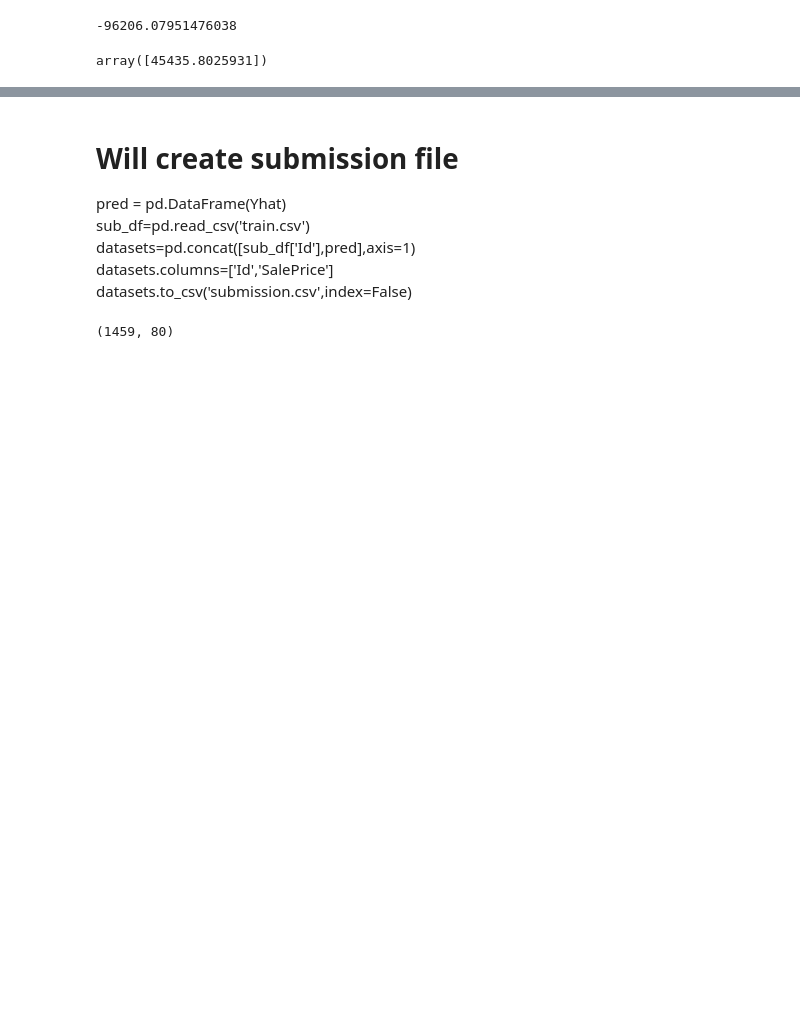
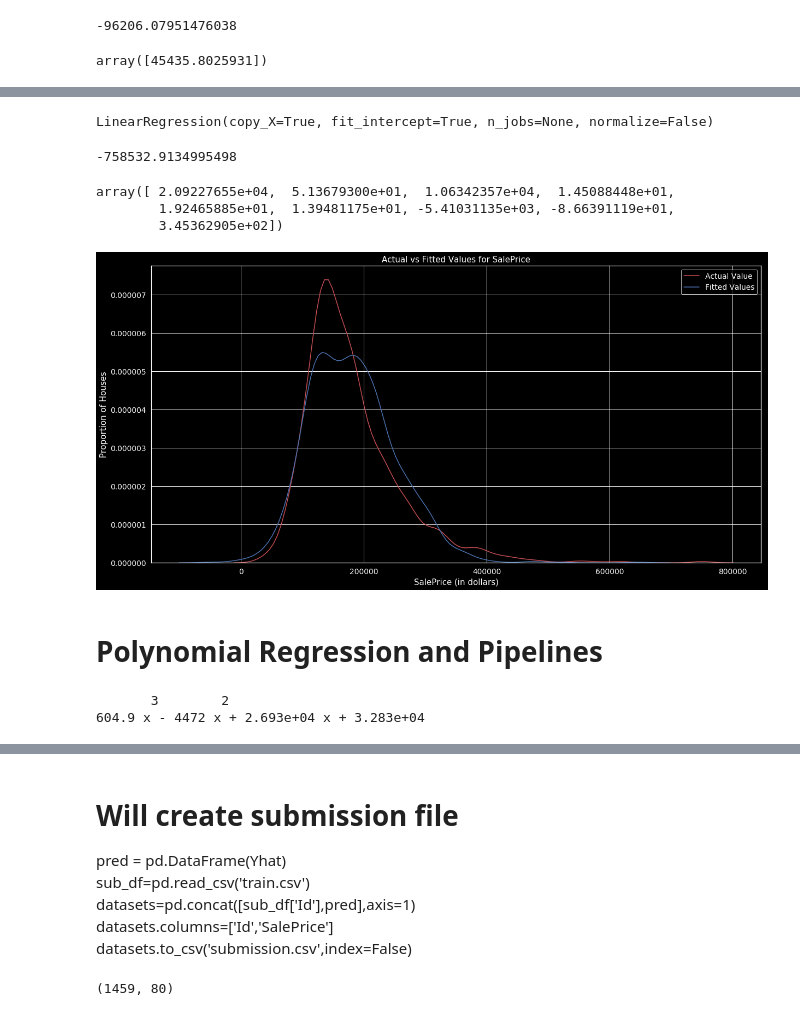
Before and after one commit to JPLAVALLEY/kaggle, a Jupyter notebook: Copy_of_House_Prices_NEW.ipynb, the cells around one changed output, grey strips where cells are left out. Cells and saved outputs as stored; diff of their text form; code cells hidden in the pictures; blank space fills up the shorter version.

```diff
--- a/Copy_of_House_Prices_NEW.ipynb
+++ b/Copy_of_House_Prices_NEW.ipynb
@@ -733,0 +735,36 @@ memory usage: 11.5 KB
+# %%
+Z = df[['OverallQual', 'GrLivArea', 'GarageCars', 'GarageArea','TotalBsmtSF', '1stFlrSF', 'FullBath', 'TotRmsAbvGrd', 'YearBuilt']]
+# %%
+lm.fit(Z, df_train['SalePrice'])
+# %% [output]
+LinearRegression(copy_X=True, fit_intercept=True, n_jobs=None, normalize=False)
+# %%
+lm.intercept_
+# %% [output]
+-758532.9134995498
+# %%
+lm.coef_
+# %% [output]
+array([ 2.09227655e+04,  5.13679300e+01,  1.06342357e+04,  1.45088448e+01,
+        1.92465885e+01,  1.39481175e+01, -5.41031135e+03, -8.66391119e+01,
+        3.45362905e+02])
+# %%
+Yhat = lm.predict(Z)
+# %%
+#plt.figure(figsize=(width, height))
+
+
+ax1 = sns.distplot(df_train['SalePrice'], hist=False, color="r", label="Actual Value")
+sns.distplot(Yhat, hist=False, color="b", label="Fitted Values" , ax=ax1)
+
+
+plt.title('Actual vs Fitted Values for SalePrice')
+plt.xlabel('SalePrice (in dollars)')
+plt.ylabel('Proportion of Houses')
+
+plt.show()
+plt.close()
+# %% [output]
+[figure, added]
+# %% [markdown]
+# Polynomial Regression and Pipelines
@@ -733,0 +789,7 @@ memory usage: 11.5 KB
+# %%
+f = np.polyfit(x, y, 3)
+p = np.poly1d(f)
+print(p)
+# %% [output]
+       3        2
+604.9 x - 4472 x + 2.693e+04 x + 3.283e+04
```
Also changed, not shown: parts of 8 cells of this notebook.
